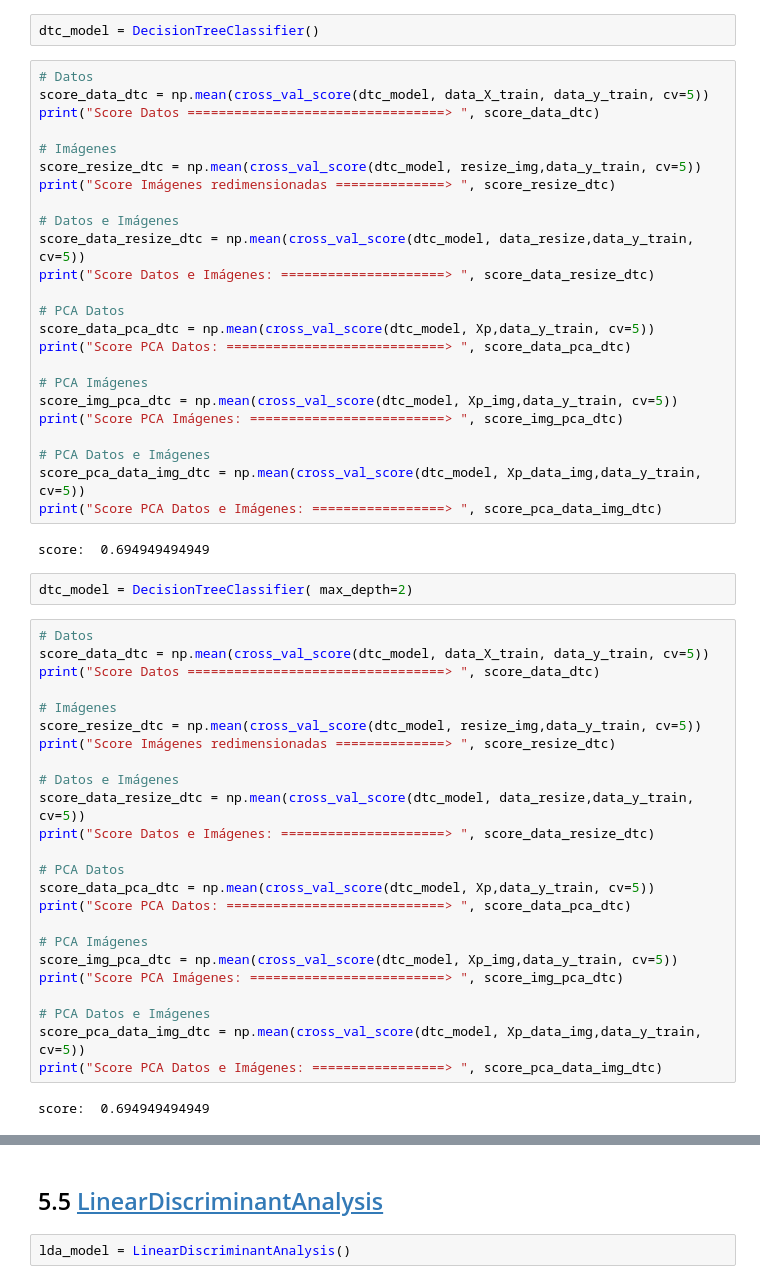
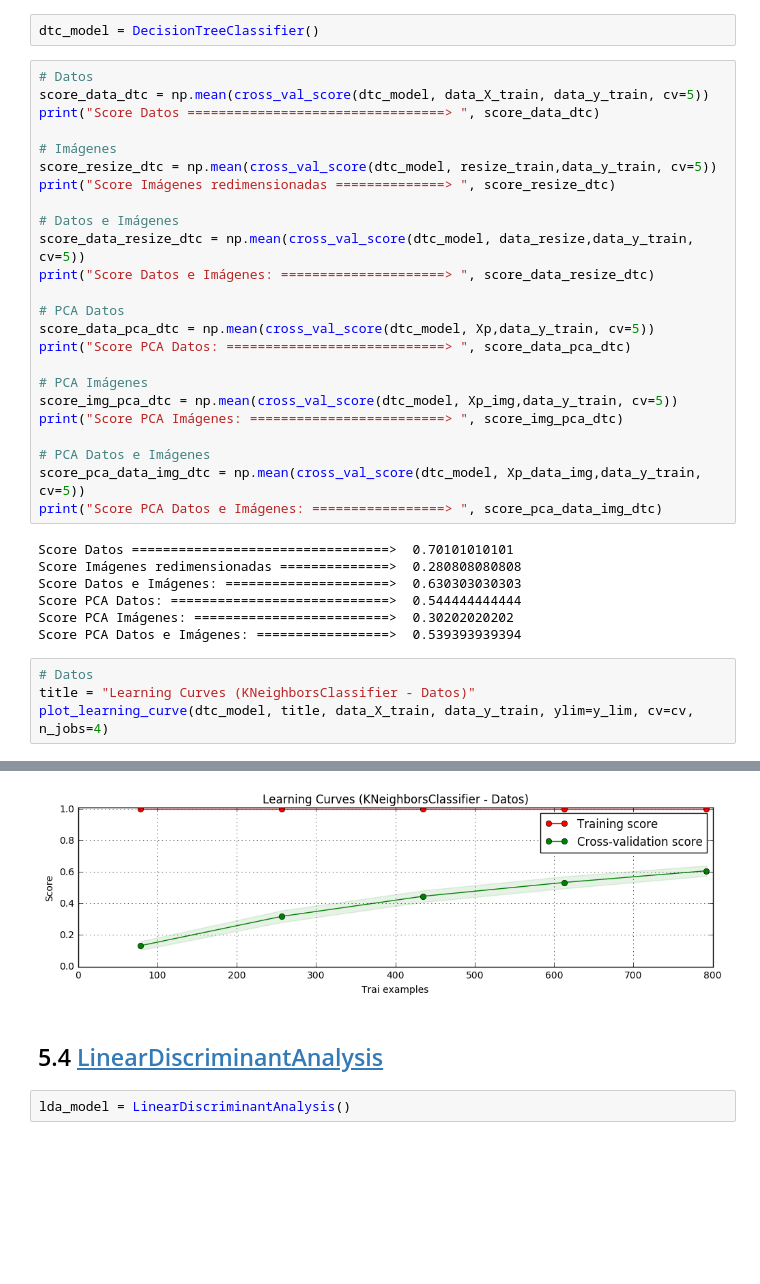
Before and after one commit to DaielChom/Leaf-Classification, a Jupyter notebook: Leaf Clasification.ipynb, the cells around one changed output, grey strips where cells are left out. Cells and saved outputs as stored; diff of their text form; blank space fills up the shorter version.

```diff
--- a/Leaf Clasification.ipynb
+++ b/Leaf Clasification.ipynb
@@ -419,7 +303,7 @@ score_data_dtc = np.mean(cross_val_score(dtc_model, data_X_train, data_y_train,
 print("Score Datos =================================> ", score_data_dtc)
 
 # Imágenes
-score_resize_dtc = np.mean(cross_val_score(dtc_model, resize_img,data_y_train, cv=5))
+score_resize_dtc = np.mean(cross_val_score(dtc_model, resize_train,data_y_train, cv=5))
 print("Score Imágenes redimensionadas ==============> ", score_resize_dtc)
 
 # Datos e Imágenes
@@ -438,32 +322,14 @@ print("Score PCA Imágenes: =========================> ", score_img_pca_dtc)
 score_pca_data_img_dtc = np.mean(cross_val_score(dtc_model, Xp_data_img,data_y_train, cv=5))
 print("Score PCA Datos e Imágenes: =================> ", score_pca_data_img_dtc)
 # %% [output]
-score:  0.694949494949
+Score Datos =================================>  0.70101010101
+Score Imágenes redimensionadas ==============>  0.280808080808
+Score Datos e Imágenes: =====================>  0.630303030303
+Score PCA Datos: ============================>  0.544444444444
+Score PCA Imágenes: =========================>  0.30202020202
+Score PCA Datos e Imágenes: =================>  0.539393939394
-# %%
-dtc_model = DecisionTreeClassifier( max_depth=2)
-# %%
-# Datos
-score_data_dtc = np.mean(cross_val_score(dtc_model, data_X_train, data_y_train, cv=5))
-print("Score Datos =================================> ", score_data_dtc)
-
-# Imágenes
-score_resize_dtc = np.mean(cross_val_score(dtc_model, resize_img,data_y_train, cv=5))
-print("Score Imágenes redimensionadas ==============> ", score_resize_dtc)
-
-# Datos e Imágenes
-score_data_resize_dtc = np.mean(cross_val_score(dtc_model, data_resize,data_y_train, cv=5))
-print("Score Datos e Imágenes: =====================> ", score_data_resize_dtc)
-
-# PCA Datos
-score_data_pca_dtc = np.mean(cross_val_score(dtc_model, Xp,data_y_train, cv=5))
-print("Score PCA Datos: ============================> ", score_data_pca_dtc)
-
-# PCA Imágenes
-score_img_pca_dtc = np.mean(cross_val_score(dtc_model, Xp_img,data_y_train, cv=5))
-print("Score PCA Imágenes: =========================> ", score_img_pca_dtc)
-
-# PCA Datos e Imágenes
-score_pca_data_img_dtc = np.mean(cross_val_score(dtc_model, Xp_data_img,data_y_train, cv=5))
-print("Score PCA Datos e Imágenes: =================> ", score_pca_data_img_dtc)
-# %% [output]
-score:  0.694949494949
+# %%
+# Datos
+title = "Learning Curves (KNeighborsClassifier - Datos)"
+plot_learning_curve(dtc_model, title, data_X_train, data_y_train, ylim=y_lim, cv=cv, n_jobs=4)
+# %% [output]
@@ -470,4 +337,5 @@ score:  0.694949494949
+[figure, added]
 # %% [markdown]
-## 5.5 [LinearDiscriminantAnalysis](http://scikit-learn.org/stable/modules/generated/sklearn.discriminant_analysis.LinearDiscriminantAnalysis.html)
+## 5.4 [LinearDiscriminantAnalysis](http://scikit-learn.org/stable/modules/generated/sklearn.discriminant_analysis.LinearDiscriminantAnalysis.html)
 # %%
 lda_model = LinearDiscriminantAnalysis()
```
Also changed, not shown: parts of 57 cells of this notebook, 10 other files.
